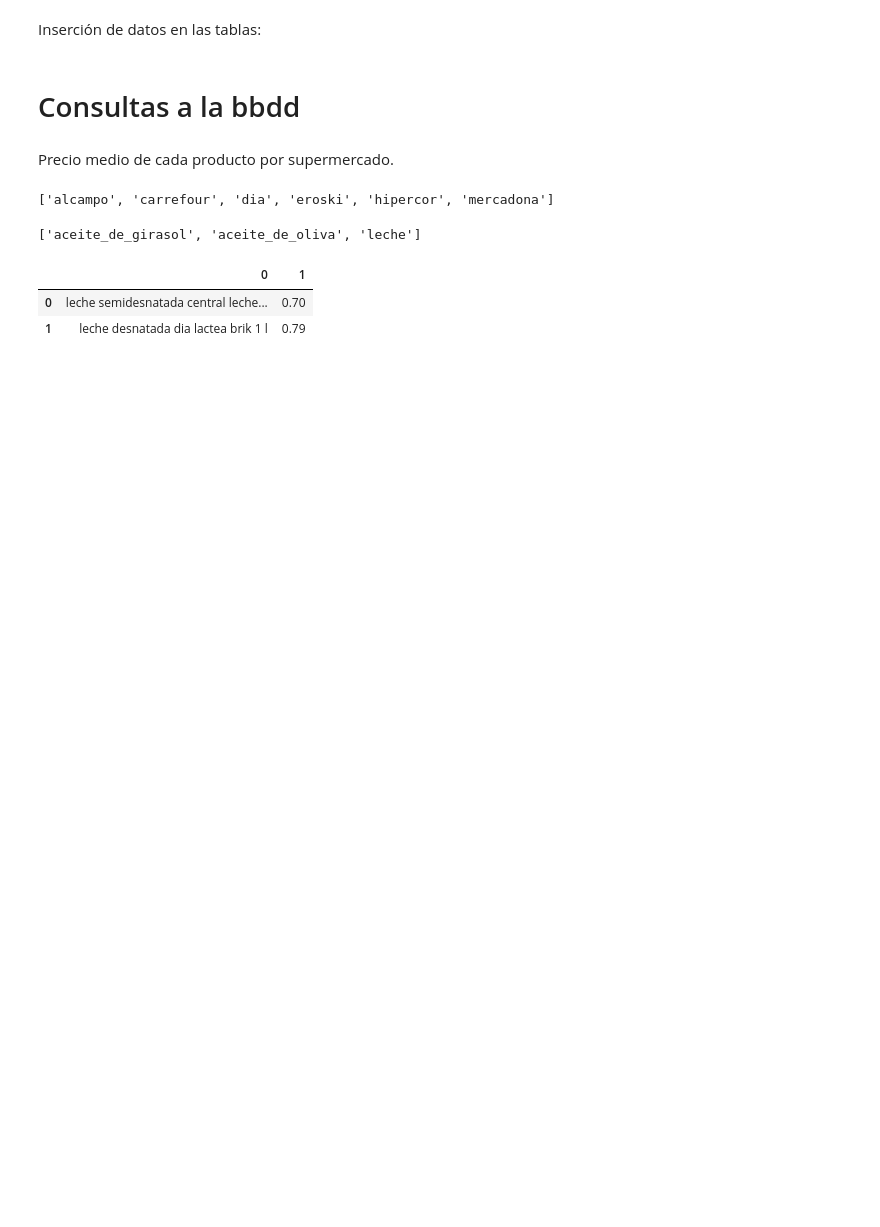
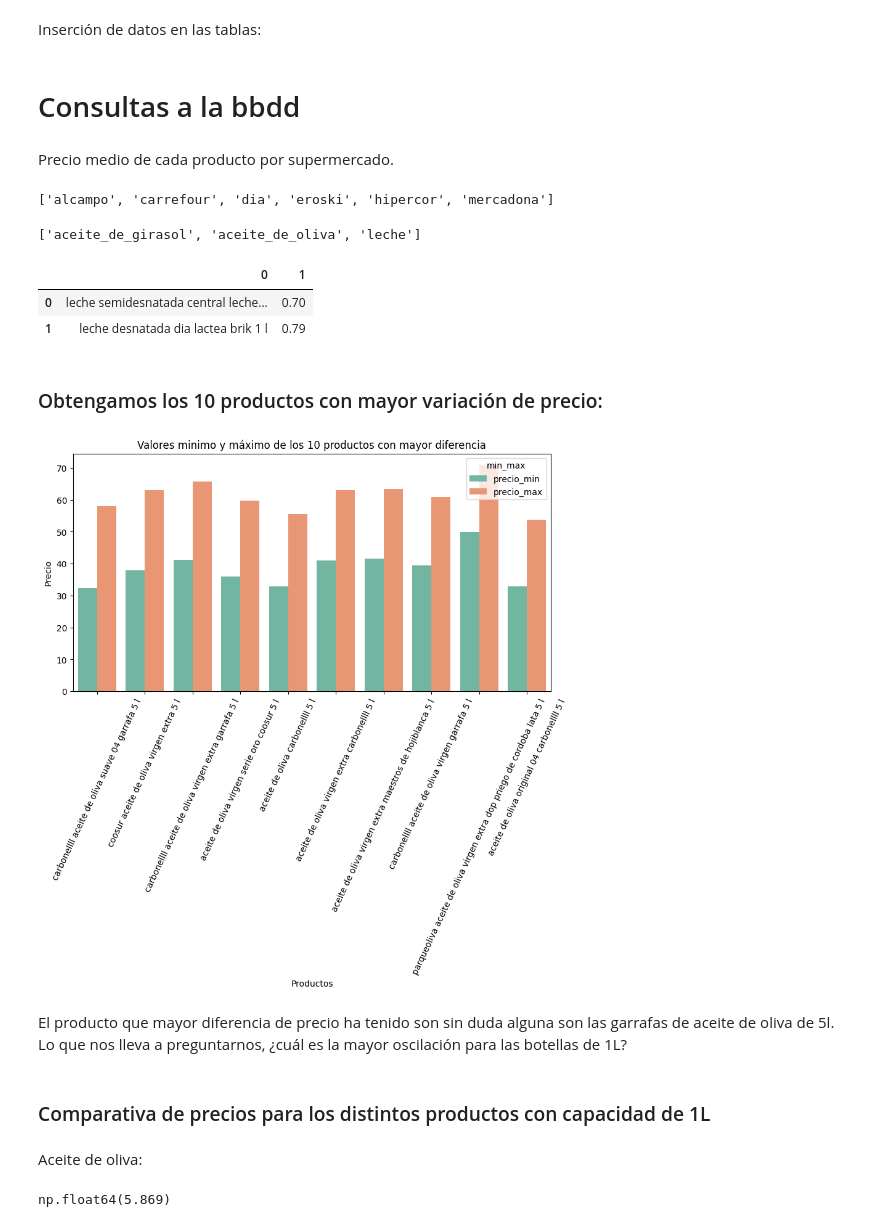
Before and after one commit to elenacano/Proyecto4-AnalisisFacua, a Jupyter notebook: notebooks/4-consultas_bbdd.ipynb, the cells around one changed output. Cells and saved outputs as stored; diff of their text form; code cells hidden in the pictures; blank space fills up the shorter version.

```diff
--- a/notebooks/4-consultas_bbdd.ipynb
+++ b/notebooks/4-consultas_bbdd.ipynb
@@ -80,3 +86,42 @@ pd.DataFrame(cursor.fetchall()).head(2)
 |  | 0 | 1 |
 | 0 | leche semidesnatada central leche... | 0.70 |
 | 1 | leche desnatada dia lactea brik 1 l | 0.79 |
+# %% [markdown]
+### Obtengamos los 10 productos con mayor variación de precio:
+# %%
+consulta= """SELECT nombre, min(precio) AS precio_min, max(precio) AS precio_max, max(precio)-min(precio) AS diferencia
+            FROM comparativa c
+            GROUP BY nombre
+            ORDER BY diferencia DESC
+            LIMIT 10;"""
+
+conexion = fa.conexion_bbdd("supermercados")
+cursor = conexion.cursor()
+cursor.execute(consulta)
+data = cursor.fetchall()
+
+# Extrae los nombres de las columnas de cursor.description
+column_names = [desc[0] for desc in cursor.description]
+
+# Crea el DataFrame con los nombres de columnas
+df_1 = pd.DataFrame(data, columns=column_names)
+# %%
+df_melt = df_1.melt(id_vars="nombre", value_vars=["precio_min", "precio_max"], var_name="min_max", value_name="monto")
+
+plt.figure(figsize=(10, 5))
+sns.barplot(x="nombre", y="monto", hue="min_max", palette="Set2", data=df_melt)
+
+plt.title("Valores mínimo y máximo de los 10 productos con mayor diferencia")
+
+plt.xticks(rotation=65)
+plt.xlabel("Productos")
+plt.ylabel("Precio")
+plt.show()
+# %% [output]
+[figure, added]
+# %% [markdown]
+El producto que mayor diferencia de precio ha tenido son sin duda alguna son las garrafas de aceite de oliva de 5l. Lo que nos lleva a preguntarnos, ¿cuál es la mayor oscilación para las botellas de 1L?
+# %% [markdown]
+### Comparativa de precios para los distintos productos con capacidad de 1L
+# %% [markdown]
+Aceite de oliva:
@@ -82,0 +149,4 @@ pd.DataFrame(cursor.fetchall()).head(2)
+# %%
+np.mean(df["diferencia"])
+# %% [output]
+np.float64(5.869)
```
Also changed, not shown: parts of 49 cells of this notebook, 2 other files.
